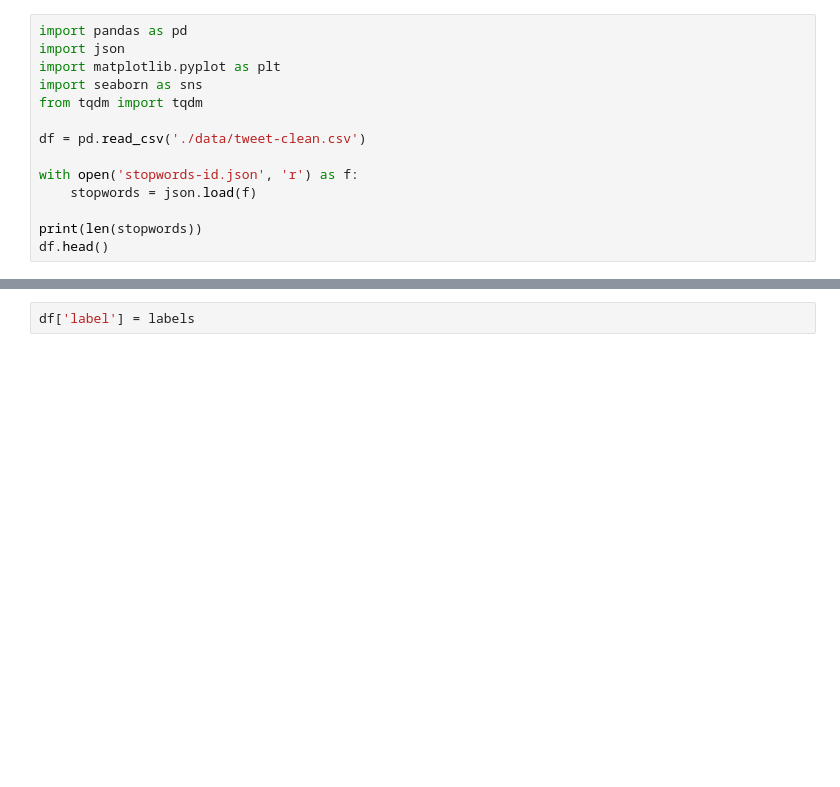
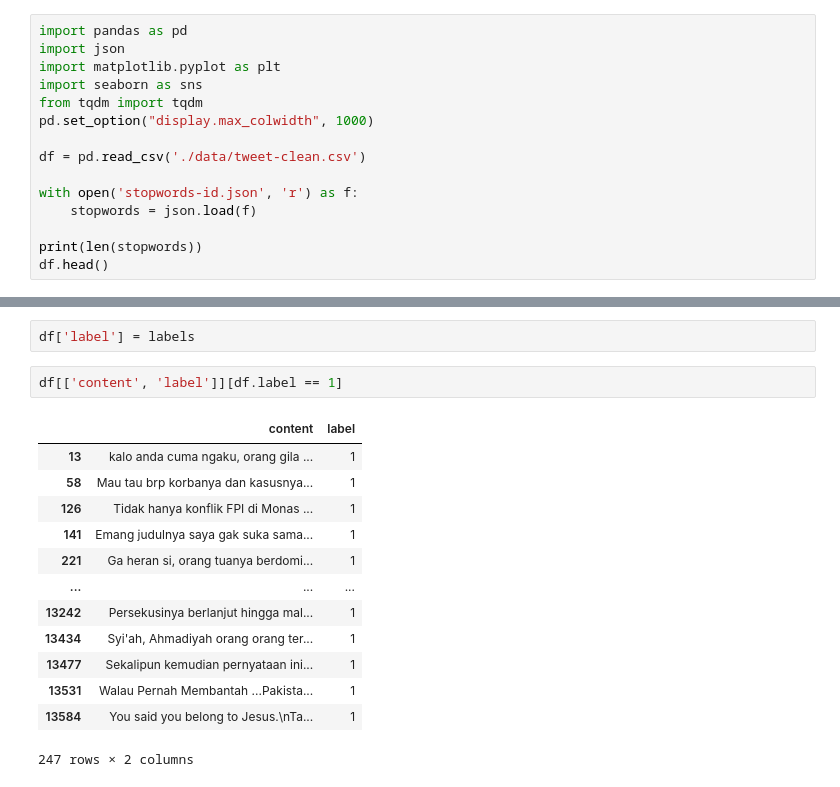
Before and after one commit to iddzzz/netizen-sentiment-analysis, a Jupyter notebook: clustering.ipynb, the cells around one changed output, grey strips where cells are left out. Cells and saved outputs as stored; diff of their text form; blank space fills up the shorter version.

```diff
--- a/clustering.ipynb
+++ b/clustering.ipynb
@@ -8,6 +8,7 @@ import json
 import matplotlib.pyplot as plt
 import seaborn as sns
 from tqdm import tqdm
+pd.set_option("display.max_colwidth", 1000)
 
 df = pd.read_csv('./data/tweet-clean.csv')
 
@@ -96,2 +97,18 @@ array([12, 13, 14, 13,  4])
 # %%
 df['label'] = labels
+# %%
+df[['content', 'label']][df.label == 1]
+# %% [output]
+|  | content | label |
+| 13 | kalo anda cuma ngaku, orang gila ... | 1 |
+| 58 | Mau tau brp korbanya dan kasusnya... | 1 |
+| 126 | Tidak hanya konflik FPI di Monas ... | 1 |
+| 141 | Emang judulnya saya gak suka sama... | 1 |
+| 221 | Ga heran si, orang tuanya berdomi... | 1 |
+| ... | ... | ... |
+| 13242 | Persekusinya berlanjut hingga mal... | 1 |
+| 13434 | Syi'ah, Ahmadiyah orang orang ter... | 1 |
+| 13477 | Sekalipun kemudian pernyataan ini... | 1 |
+| 13531 | Walau Pernah Membantah ...Pakista... | 1 |
+| 13584 | You said you belong to Jesus.\nTa... | 1 |
+247 rows × 2 columns
```
Also changed, not shown: parts of 7 cells of this notebook.
